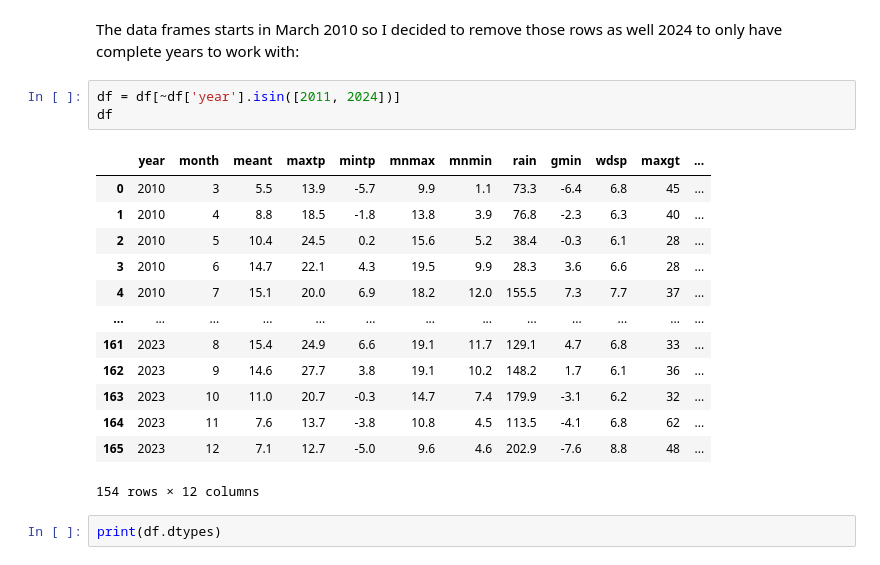
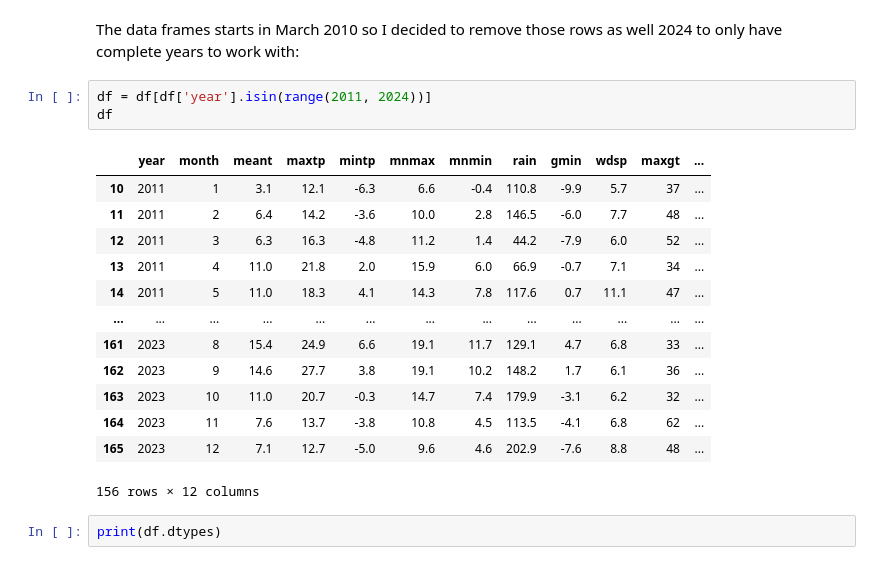
Before and after one commit to MattiDoubleU/PFDA, a Jupyter notebook: Project/Project2024.ipynb, the cells around one changed output. Cells and saved outputs as stored; diff of their text form.

```diff
--- a/Project/Project2024.ipynb
+++ b/Project/Project2024.ipynb
@@ -68,22 +68,22 @@ pandas.core.frame.DataFrame
 # %% [markdown]
 The data frames starts in March 2010 so I decided to remove those rows as well 2024 to only have complete years to work with:
 # %%
-df = df[~df['year'].isin([2011, 2024])]
+df = df[df['year'].isin(range(2011, 2024))]
 df
 # %% [output]
 |  | year | month | meant | maxtp | mintp | mnmax | mnmin | rain | gmin | wdsp | maxgt | ... |
-| 0 | 2010 | 3 | 5.5 | 13.9 | -5.7 | 9.9 | 1.1 | 73.3 | -6.4 | 6.8 | 45 | ... |
-| 1 | 2010 | 4 | 8.8 | 18.5 | -1.8 | 13.8 | 3.9 | 76.8 | -2.3 | 6.3 | 40 | ... |
-| 2 | 2010 | 5 | 10.4 | 24.5 | 0.2 | 15.6 | 5.2 | 38.4 | -0.3 | 6.1 | 28 | ... |
-| 3 | 2010 | 6 | 14.7 | 22.1 | 4.3 | 19.5 | 9.9 | 28.3 | 3.6 | 6.6 | 28 | ... |
-| 4 | 2010 | 7 | 15.1 | 20.0 | 6.9 | 18.2 | 12.0 | 155.5 | 7.3 | 7.7 | 37 | ... |
+| 10 | 2011 | 1 | 3.1 | 12.1 | -6.3 | 6.6 | -0.4 | 110.8 | -9.9 | 5.7 | 37 | ... |
+| 11 | 2011 | 2 | 6.4 | 14.2 | -3.6 | 10.0 | 2.8 | 146.5 | -6.0 | 7.7 | 48 | ... |
+| 12 | 2011 | 3 | 6.3 | 16.3 | -4.8 | 11.2 | 1.4 | 44.2 | -7.9 | 6.0 | 52 | ... |
+| 13 | 2011 | 4 | 11.0 | 21.8 | 2.0 | 15.9 | 6.0 | 66.9 | -0.7 | 7.1 | 34 | ... |
+| 14 | 2011 | 5 | 11.0 | 18.3 | 4.1 | 14.3 | 7.8 | 117.6 | 0.7 | 11.1 | 47 | ... |
 | ... | ... | ... | ... | ... | ... | ... | ... | ... | ... | ... | ... | ... |
 | 161 | 2023 | 8 | 15.4 | 24.9 | 6.6 | 19.1 | 11.7 | 129.1 | 4.7 | 6.8 | 33 | ... |
 | 162 | 2023 | 9 | 14.6 | 27.7 | 3.8 | 19.1 | 10.2 | 148.2 | 1.7 | 6.1 | 36 | ... |
 | 163 | 2023 | 10 | 11.0 | 20.7 | -0.3 | 14.7 | 7.4 | 179.9 | -3.1 | 6.2 | 32 | ... |
 | 164 | 2023 | 11 | 7.6 | 13.7 | -3.8 | 10.8 | 4.5 | 113.5 | -4.1 | 6.8 | 62 | ... |
 | 165 | 2023 | 12 | 7.1 | 12.7 | -5.0 | 9.6 | 4.6 | 202.9 | -7.6 | 8.8 | 48 | ... |
-154 rows × 12 columns
+156 rows × 12 columns
 # %%
 print(df.dtypes)
 # %% [output]
```
Also changed, not shown: parts of 4 cells of this notebook.
